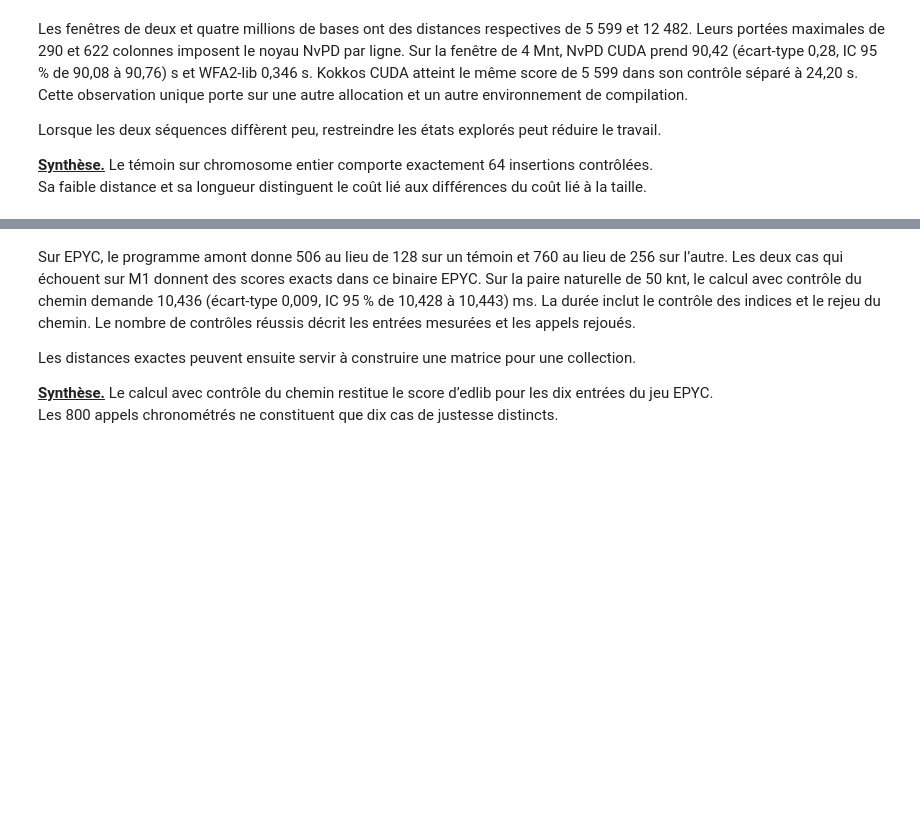
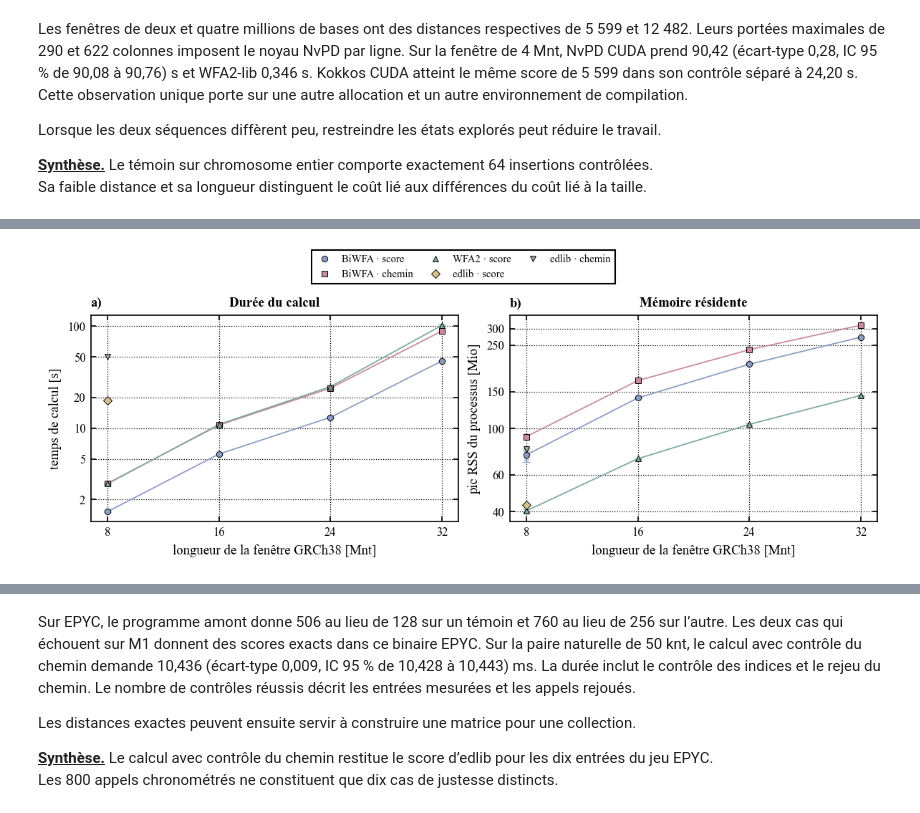
Before and after one commit to wolf75222/nvpd-edit-distance, a Jupyter notebook: notebooks/profil_nvpd.ipynb, the cells around one changed output, grey strips where cells are left out. Drawn from its saved outputs; the diff is of its cells as text; code cells hidden in the pictures; blank space fills up the shorter version.

```diff
--- a/notebooks/profil_nvpd.ipynb
+++ b/notebooks/profil_nvpd.ipynb
@@ -1754,0 +2546,84 @@ Chaque coût ainsi vérifié peut devenir une entrée d’une matrice de distanc
+# %%
+# Les entrées de tailles croissantes partagent leur borne gauche.
+ar_root = RES / "human/algorithms/arm/838918"
+ar_cases = nv_csv(ar_root / "cases.csv").set_index("case")
+ar_data = nv_csv(ar_root / "trials.csv")
+assert len(ar_cases) == 4 and ar_cases.start_a.nunique() == ar_cases.start_b.nunique() == 1
+ar_ok = ar_data[ar_data.status.eq("ok")].copy()
+ar_ok[["seconds", "peak_rss_kib", "distance"]] = ar_ok[["seconds", "peak_rss_kib", "distance"]].apply(
+    pd.to_numeric
+)
+assert ar_cases.m.is_unique and ar_ok.groupby("case").distance.nunique().eq(1).all()
+ar_full = ar_ok.groupby(["case", "algorithm", "scope"]).block.transform("size").eq(5)
+ar_measured = ar_ok[ar_full]
+assert ar_cases.N_b.eq(0).all()
+assert ar_data.groupby(["case", "algorithm", "scope"]).block.nunique().eq(5).all()
+ar_order = ar_cases.sort_values("m").index.tolist()
+ar_x = ar_cases.loc[ar_order, "m"].to_numpy() / 1e6
+for ar_case in ar_order:
+    ar_input = ar_cases.loc[ar_case]
+    ar_d = ar_ok[ar_ok["case"].eq(ar_case)].distance.unique().item()
+    nv_stats.add(25, "distance", "nested_chr21q", ar_case, [ar_d], "complete_window", independent=False)
+    nv_stats.add(
+        25,
+        "relative_distance",
+        "nested_chr21q",
+        ar_case,
+        [ar_d / max(ar_input.m, ar_input.n)],
+        "complete_window",
+        independent=False,
+    )
+    nv_stats.add(
+        25,
+        "ambiguous_grch38",
+        "nested_chr21q",
+        ar_case,
+        [ar_input.N_a],
+        "complete_window",
+        independent=False,
+    )
+ar_methods = [
+    ("biwfa", "score", "BiWFA · score"),
+    ("biwfa", "trace", "BiWFA · chemin"),
+    ("wfa2", "score", "WFA2 · score"),
+    ("edlib", "score", "edlib · score"),
+    ("edlib", "trace", "edlib · chemin"),
+]
+ar_fig, ar_axes = plt.subplots(1, 2, figsize=(7.8, 2.9))
+for ar_j, (ar_col, ar_metric, ar_unit, ar_factor) in enumerate(
+    [
+        ("seconds", "seconds", "temps de calcul [s]", 1),
+        ("peak_rss_kib", "rss_mib", "pic RSS du processus [Mio]", 1 / 1024),
+    ]
+):
+    for ar_i, (ar_algo, ar_scope, ar_caption) in enumerate(ar_methods):
+        ar_values = (
+            ar_measured[ar_measured.algorithm.eq(ar_algo) & ar_measured.scope.eq(ar_scope)].set_index(
+                "case"
+            )[ar_col]
+            * ar_factor
+        )
+        nv_plot(
+            ar_axes[ar_j],
+            ar_values,
+            ar_order,
+            ar_x,
+            25,
+            ar_metric,
+            ar_algo + "/" + ar_scope,
+            "fresh_warmed_process",
+            COLORS[ar_i],
+            "os^Dv"[ar_i],
+            joined=True,
+            label=ar_caption,
+        )
+    ar_axes[ar_j].set(yscale="log", xlabel="longueur de la fenêtre GRCh38 [Mnt]", ylabel=ar_unit)
+    ar_axes[ar_j].set_xticks(ar_x)
+ar_axes[0].set_yticks([2, 5, 10, 20, 50, 100], ["2", "5", "10", "20", "50", "100"])
+ar_axes[1].set_yticks([40, 60, 100, 150, 250, 300], ["40", "60", "100", "150", "250", "300"])
+label_panels(ar_axes)
+column_titles(ar_axes, ("Durée du calcul", "Mémoire résidente"))
+legend_above(ar_fig, ar_axes, ncol=3)
+nv_save(ar_fig, "comparison/bras_chromosome_biwfa")
+# %% [output]
+[figure, added]
```
Also changed, not shown: parts of 120 cells of this notebook, 31 other files.
